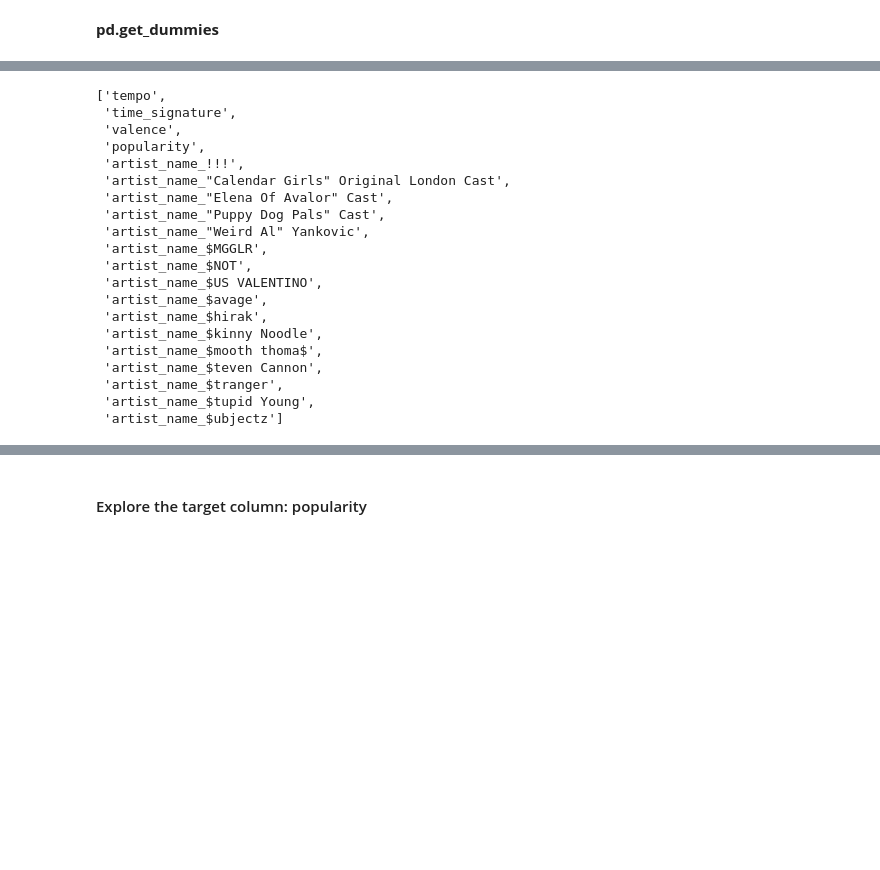
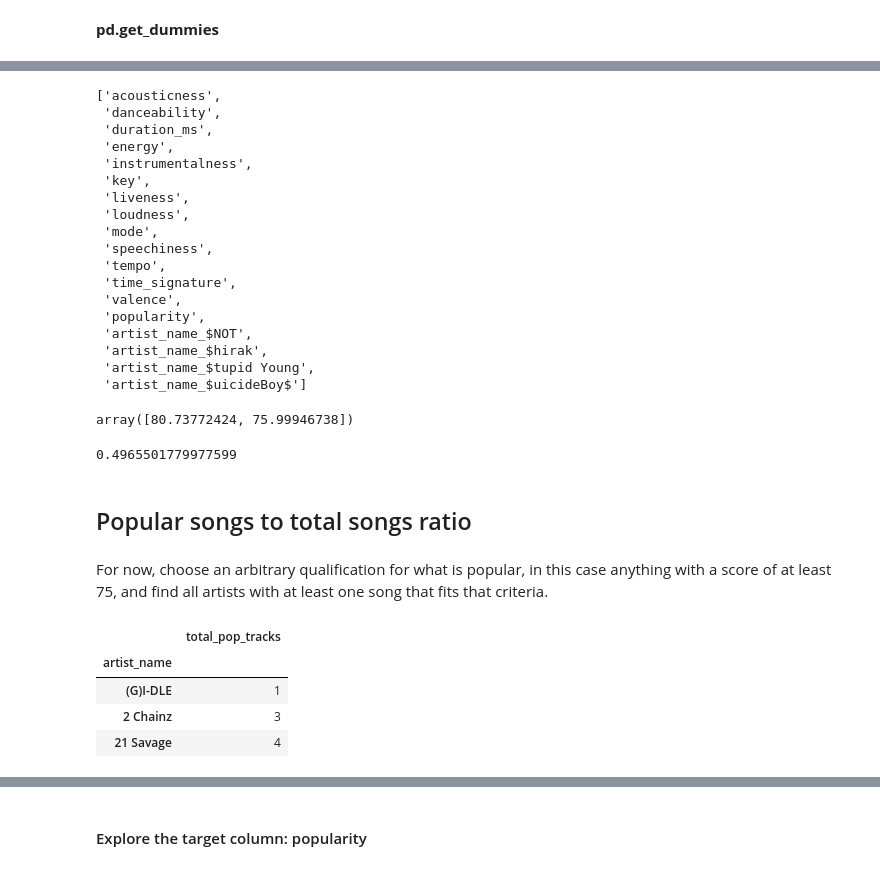
Before and after one commit to twillstw/Springboard-Projects, a Jupyter notebook: Scratchpad.ipynb, the cells around one changed output, grey strips where cells are left out. Saved outputs shown, nothing was run; the diff lists cells and outputs as text; code cells hidden in the pictures; blank space fills up the shorter version.

```diff
--- a/Scratchpad.ipynb
+++ b/Scratchpad.ipynb
@@ -101,23 +119,55 @@ encoded.shape
 # %%
-list(encoded.columns)[10:30]
+list(encoded.columns)[:18]
 # %% [output]
-['tempo',
+['acousticness',
+ 'danceability',
+ 'duration_ms',
+ 'energy',
+ 'instrumentalness',
+ 'key',
+ 'liveness',
+ 'loudness',
+ 'mode',
+ 'speechiness',
+ 'tempo',
  'time_signature',
  'valence',
  'popularity',
- 'artist_name_!!!',
- 'artist_name_"Calendar Girls" Original London Cast',
- 'artist_name_"Elena Of Avalor" Cast',
- 'artist_name_"Puppy Dog Pals" Cast',
- 'artist_name_"Weird Al" Yankovic',
- 'artist_name_$MGGLR',
  'artist_name_$NOT',
- 'artist_name_$US VALENTINO',
- 'artist_name_$avage',
  'artist_name_$hirak',
- 'artist_name_$kinny Noodle',
- 'artist_name_$mooth thoma$',
- 'artist_name_$teven Cannon',
- 'artist_name_$tranger',
  'artist_name_$tupid Young',
- 'artist_name_$ubjectz']
+ 'artist_name_$uicideBoy$']
+# %%
+from sklearn.model_selection import train_test_split
+
+X = encoded.drop('popularity', axis=1)
+y = encoded.popularity
+
+#X_train, X_test, y_train, y_test = train_test_split(X, y, test_size=0.3,
+#                                                    random_state=42)
+
+#fit and predict the model
+lm = LinearRegression()
+lm.fit(X,y)
+lm.predict(X)[:2]
+# %% [output]
+array([80.73772424, 75.99946738])
+# %%
+lm.score(X,y)
+# %% [output]
+0.4965501779977599
+# %% [markdown]
+## Popular songs to total songs ratio
+# %% [markdown]
+For now, choose an arbitrary qualification for what is popular, in this case anything with a score of at least 75, and find all artists with at least one song that fits that criteria.
+# %%
+pop_artists = so[so['popularity'] > 75].groupby('artist_name').count().sort_values('track_name', ascending=False)
+pop_artists = pop_artists.iloc[:,:1].sort_index()
+pop_artists.columns = ['total_pop_tracks']
+pop_artists.head(3)
+# %% [output]
+|  | total_pop_tracks |
+| artist_name |  |
+| (G)I-DLE | 1 |
+| 2 Chainz | 3 |
+| 21 Savage | 4 |
```
Also changed, not shown: parts of 14 cells of this notebook.
